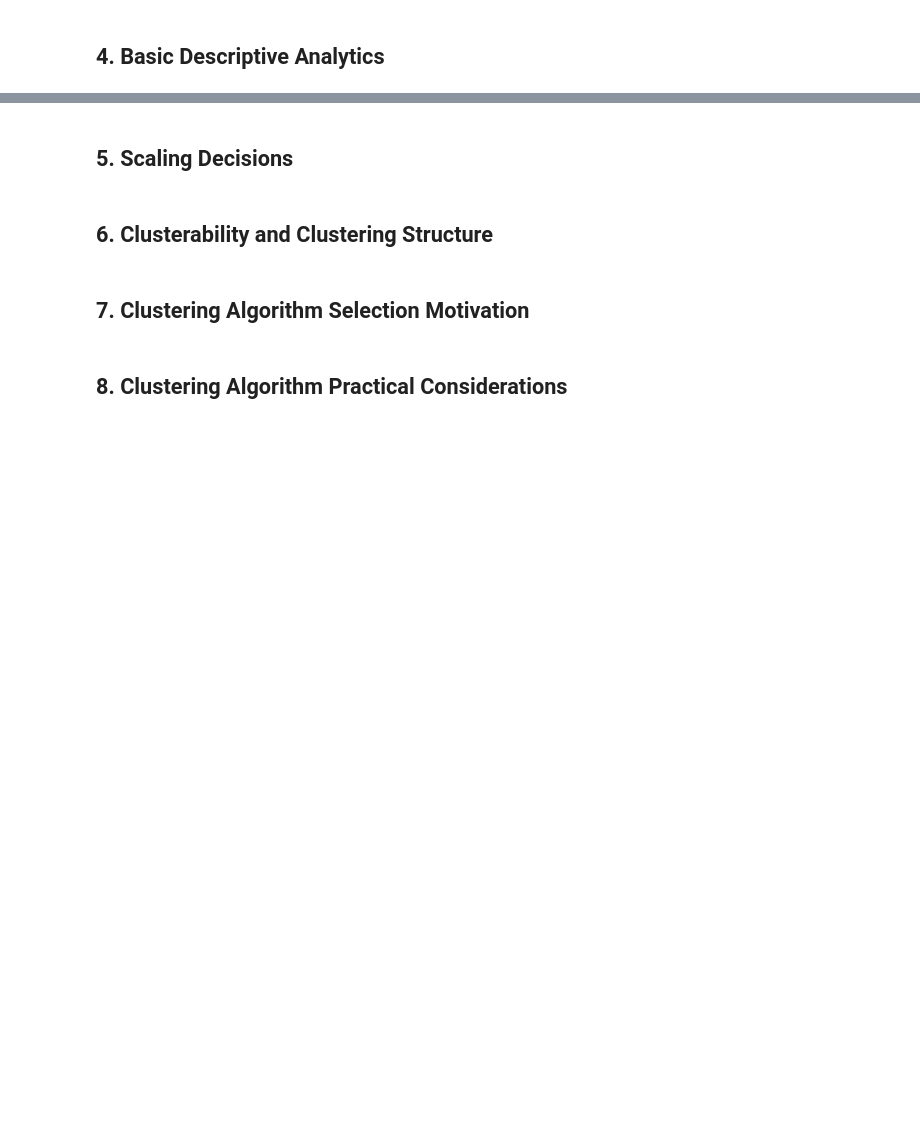
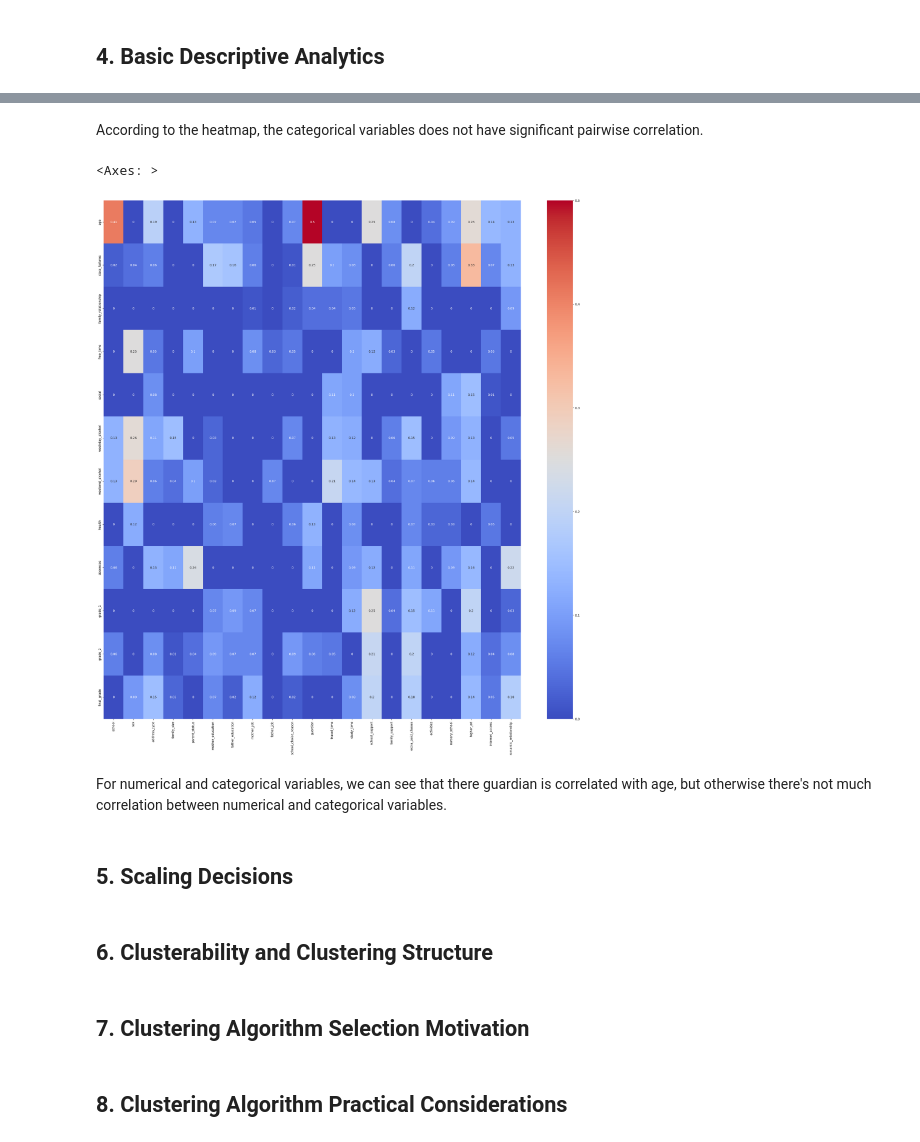
Before and after one commit to agrigortsuk/stat437project, a Jupyter notebook: project_template.ipynb, the cells around one changed output, grey strips where cells are left out. Cells and saved outputs as stored; diff of their text form; code cells hidden in the pictures; blank space fills up the shorter version.

```diff
--- a/project_template.ipynb
+++ b/project_template.ipynb
@@ -114,3 +140,27 @@ There are quite a few columns that are highly correlated according to the heatma
+# %% [markdown]
+According to the heatmap, the categorical variables does not have significant pairwise correlation.
+# %%
+#pairwise relationship between numerical variables and categorical varaiables
+rows= []
+
+for var1 in df_num:
+    col = []
+    for var2 in df_cat :
+        cramers =cramers_corrected_stat(pd.crosstab(df_num[var1], df_cat[var2]))
+        col.append(round(cramers,2)) # Keeping of to two decimal
+    rows.append(col)
+
+cramers_results = np.array(rows)
+df_num_cat_corr = pd.DataFrame(cramers_results, columns = df_cat.columns, index =df_num.columns)
+
+#heatmap of the correlation
+fig, ax = plt.subplots(figsize = (30, 30))
+sns.heatmap(abs(df_num_cat_corr), annot = True, cmap = 'coolwarm')
+# %% [output]
+<Axes: >
+[figure, added]
+# %% [markdown]
+For numerical and categorical variables, we can see that there guardian is correlated with age, but otherwise there's not much correlation between numerical and categorical variables.
 # %% [markdown]
 ## 5. Scaling Decisions
 # %% [markdown]
```
Also changed, not shown: parts of 7 cells of this notebook.
